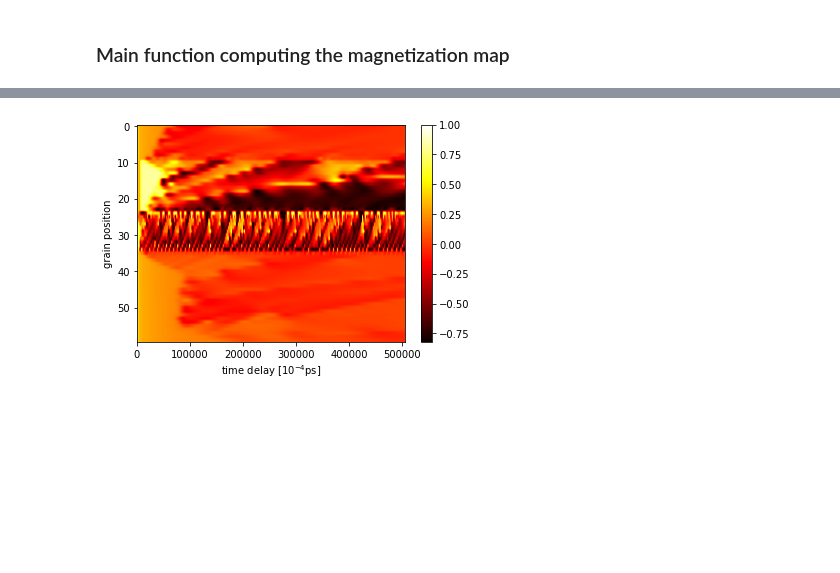
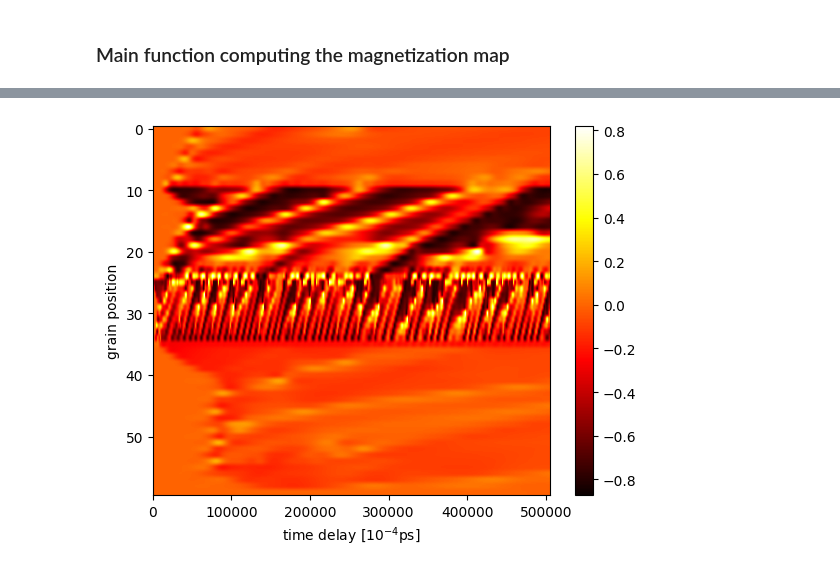
Before and after one commit to Nilodirf/LLB, a Jupyter notebook: llb_params.ipynb, the cells around one changed output, grey strips where cells are left out. Drawn from its saved outputs; the diff is of its cells as text; code cells hidden in the pictures; blank space fills up the shorter version.

```diff
--- a/llb_params.ipynb
+++ b/llb_params.ipynb
@@ -735,12 +735,12 @@ Magnetization map created. Total time spent: 691.7318098545074 s
 # %%
-color_data = mag_map_man[:, :, 2].T
+color_data = mag_map_man[:, :, 0].T
 plt.imshow(color_data, cmap='hot', aspect='auto')
 plt.ylabel(r'grain position')
 plt.xlabel(r'time delay [$10^{-4}$ps]')
 plt.colorbar()
 plt.show()
 # %% [output]
-[figure, old version]
+[figure, new version]
 # %%
 #plt.plot(delay, mag_map_man[:,:,2][:-1])
 #plt.scatter(delay, mys)
```
Also changed, not shown: parts of 2 cells of this notebook, 1 other file.
